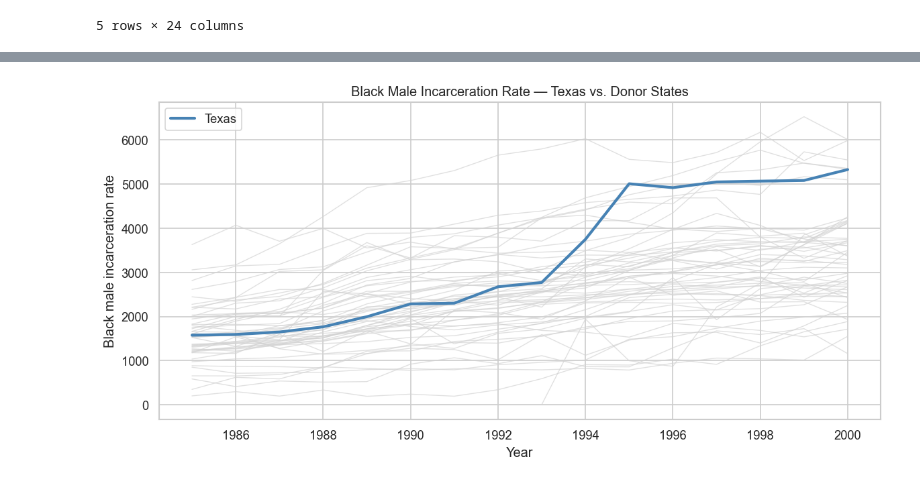
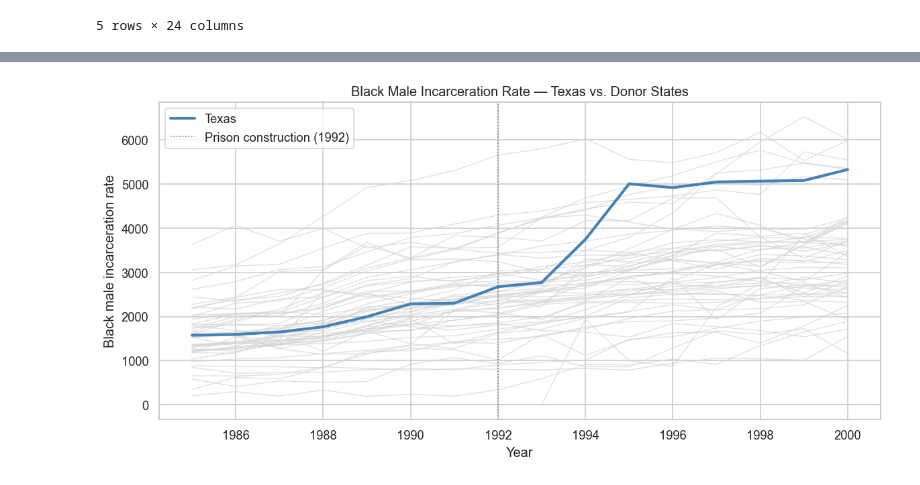
Before and after one commit to stringer-data/causal-inference-training, a Jupyter notebook: projects/05_synthetic_control/texas_prison_incarceration/notebooks/01_ingest.ipynb, the cells around one changed output, grey strips where cells are left out. Drawn from its saved outputs; the diff is of its cells as text; code cells hidden in the pictures.

```diff
--- a/projects/05_synthetic_control/texas_prison_incarceration/notebooks/01_ingest.ipynb
+++ b/projects/05_synthetic_control/texas_prison_incarceration/notebooks/01_ingest.ipynb
@@ -24,12 +28,15 @@ plt.rcParams["figure.dpi"] = 120
 # %%
 df = pd.read_csv(Path("../data/raw/texas.csv"))
 
-TREATED_UNIT = "Texas"
+# set the parameters
+TREATED_REGION = "Texas"
+CONTROL_REGIONS = [region for region in df['state'].unique() if region not in [TREATED_REGION]]
+EVENT_START = 1992
 
-donor_pool = sorted(df.loc[df["state"] != TREATED_UNIT, "state"].unique().tolist())
 
-print(f"Treated unit : {TREATED_UNIT}")
-print(f"Donor states : {len(donor_pool)}")
+
+print(f"Treated unit : {TREATED_REGION}")
+print(f"Donor states : {len(CONTROL_REGIONS)}")
 print(f"Years        : {df['year'].min():.0f}\u2013{df['year'].max():.0f}")
 print(f"Shape        : {df.shape}")
 df.head()
@@ -90,17 +178,18 @@ dtype: int64
 # %%
 fig, ax = plt.subplots(figsize=(10, 5))
 
-for state in donor_pool:
+for state in CONTROL_REGIONS:
     s = df[df["state"] == state]
     ax.plot(s["year"], s["bmprate"], color="lightgrey", linewidth=0.8, alpha=0.7)
 
-treated = df[df["state"] == TREATED_UNIT]
-ax.plot(treated["year"], treated["bmprate"], color="steelblue", linewidth=2.5, label=TREATED_UNIT)
+treated = df[df["state"] == TREATED_REGION]
+ax.plot(treated["year"], treated["bmprate"], color="steelblue", linewidth=2.5, label=TREATED_REGION)
+ax.axvline(EVENT_START, color="grey", linestyle=":", linewidth=1, label=f"Prison construction ({EVENT_START:.0f})")
 ax.set_xlabel("Year")
 ax.set_ylabel("Black male incarceration rate")
-ax.set_title("Black Male Incarceration Rate \u2014 Texas vs. Donor States")
+ax.set_title("Black Male Incarceration Rate — Texas vs. Donor States")
 ax.legend()
 plt.tight_layout()
 plt.show()
 # %% [output]
-[figure, old version]
+[figure, new version]
```
Also changed, not shown: parts of 4 cells of this notebook.
